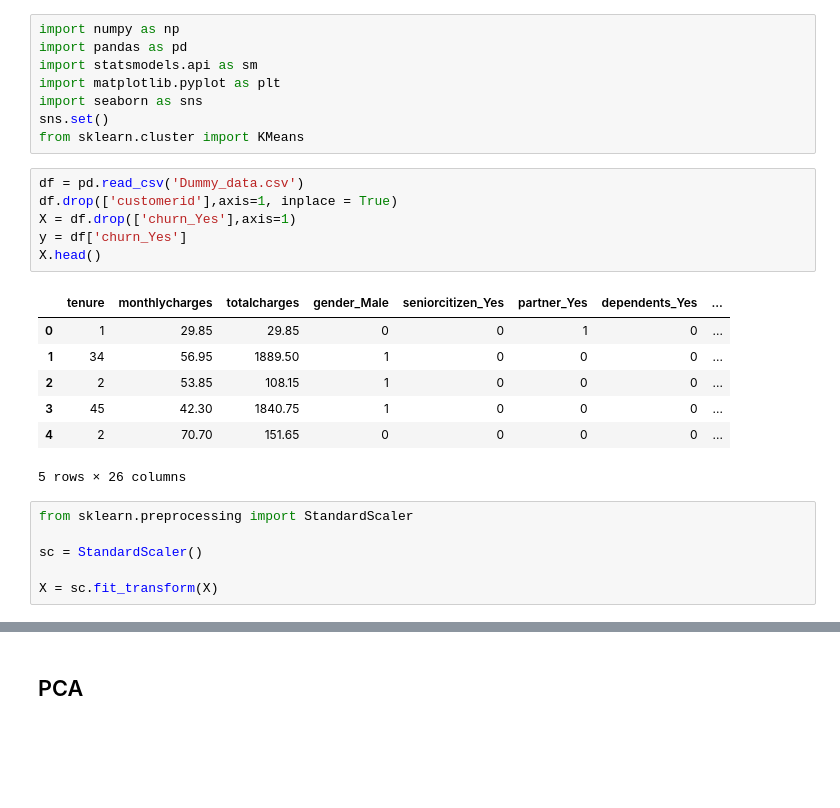
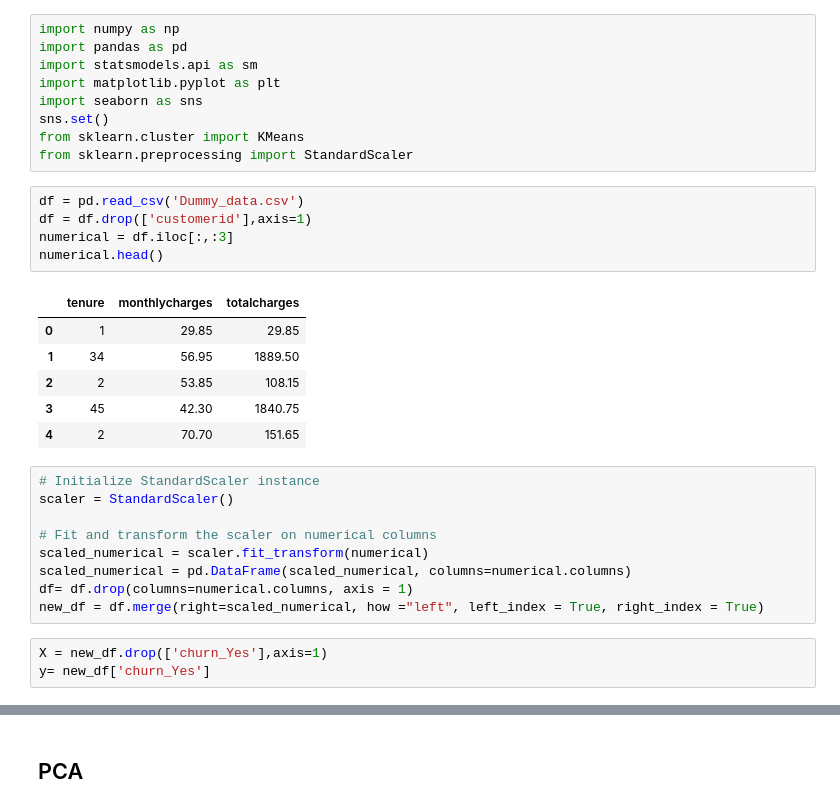
Before and after one commit to KristofVandewynckel/Telecom_Churn, a Jupyter notebook: K_means_clustering.ipynb, the cells around one changed output, grey strips where cells are left out. Drawn from its saved outputs; the diff is of its cells as text; blank space fills up the shorter version.

```diff
--- a/K_means_clustering.ipynb
+++ b/K_means_clustering.ipynb
@@ -6,26 +6,31 @@ import matplotlib.pyplot as plt
 import seaborn as sns
 sns.set()
 from sklearn.cluster import KMeans
+from sklearn.preprocessing import StandardScaler
 # %%
 df = pd.read_csv('Dummy_data.csv')
-df.drop(['customerid'],axis=1, inplace = True)
-X = df.drop(['churn_Yes'],axis=1)
-y = df['churn_Yes']
-X.head()
+df = df.drop(['customerid'],axis=1)
+numerical = df.iloc[:,:3]
+numerical.head()
 # %% [output]
-|  | tenure | monthlycharges | totalcharges | gender_Male | seniorcitizen_Yes | partner_Yes | dependents_Yes | ... |
-| 0 | 1 | 29.85 | 29.85 | 0 | 0 | 1 | 0 | ... |
-| 1 | 34 | 56.95 | 1889.50 | 1 | 0 | 0 | 0 | ... |
-| 2 | 2 | 53.85 | 108.15 | 1 | 0 | 0 | 0 | ... |
-| 3 | 45 | 42.30 | 1840.75 | 1 | 0 | 0 | 0 | ... |
-| 4 | 2 | 70.70 | 151.65 | 0 | 0 | 0 | 0 | ... |
+|  | tenure | monthlycharges | totalcharges |
+| 0 | 1 | 29.85 | 29.85 |
+| 1 | 34 | 56.95 | 1889.50 |
+| 2 | 2 | 53.85 | 108.15 |
+| 3 | 45 | 42.30 | 1840.75 |
+| 4 | 2 | 70.70 | 151.65 |
-5 rows × 26 columns
-# %%
-from sklearn.preprocessing import StandardScaler
-
-sc = StandardScaler()
-
-X = sc.fit_transform(X)
+# %%
+# Initialize StandardScaler instance
+scaler = StandardScaler()
+
+# Fit and transform the scaler on numerical columns
+scaled_numerical = scaler.fit_transform(numerical)
+scaled_numerical = pd.DataFrame(scaled_numerical, columns=numerical.columns)
+df= df.drop(columns=numerical.columns, axis = 1)
+new_df = df.merge(right=scaled_numerical, how ="left", left_index = True, right_index = True)
+# %%
+X = new_df.drop(['churn_Yes'],axis=1)
+y= new_df['churn_Yes']
 # %%
 from yellowbrick.cluster import KElbowVisualizer
 model = KMeans()
```
Also changed, not shown: parts of 16 cells of this notebook, 1 other file.
